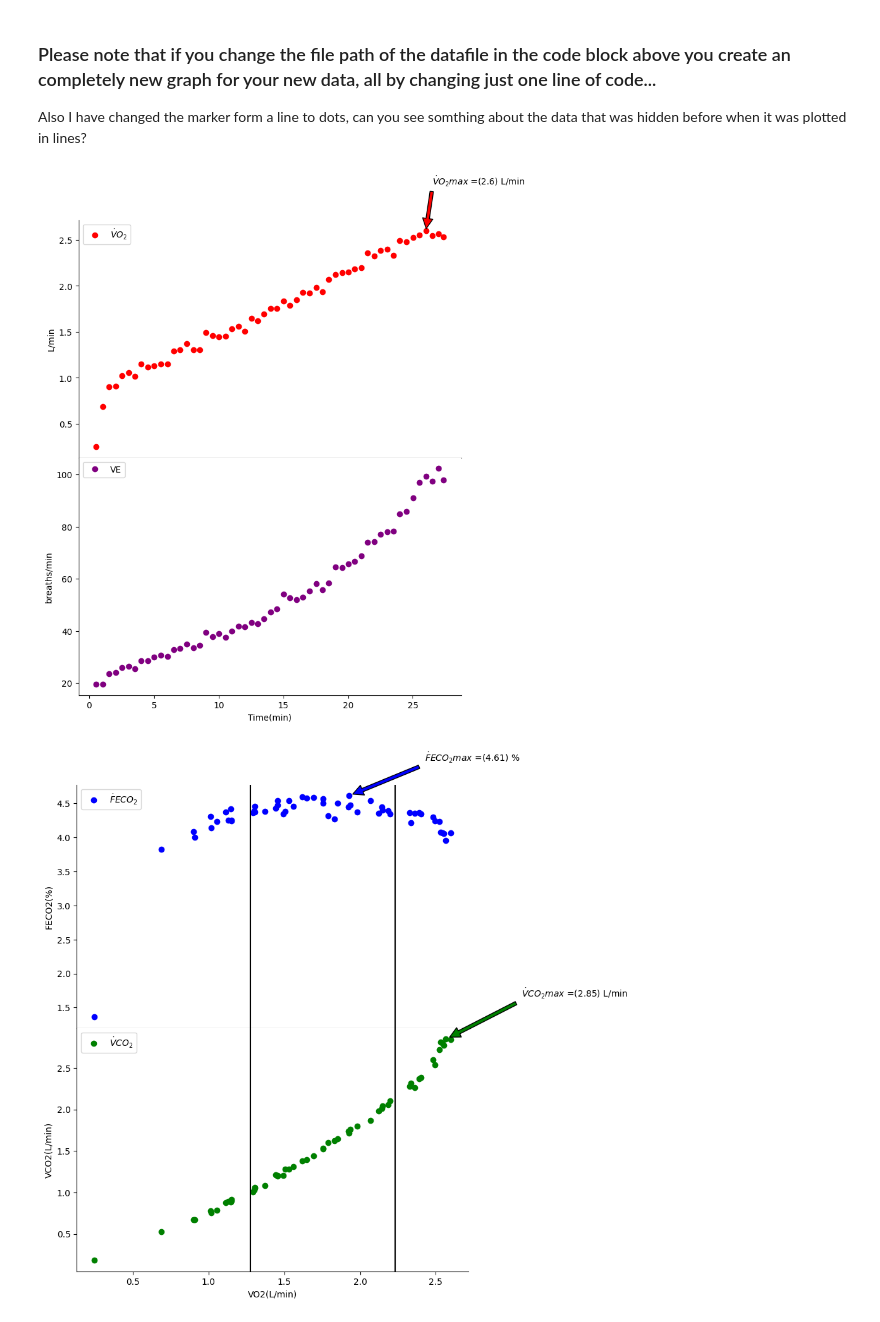
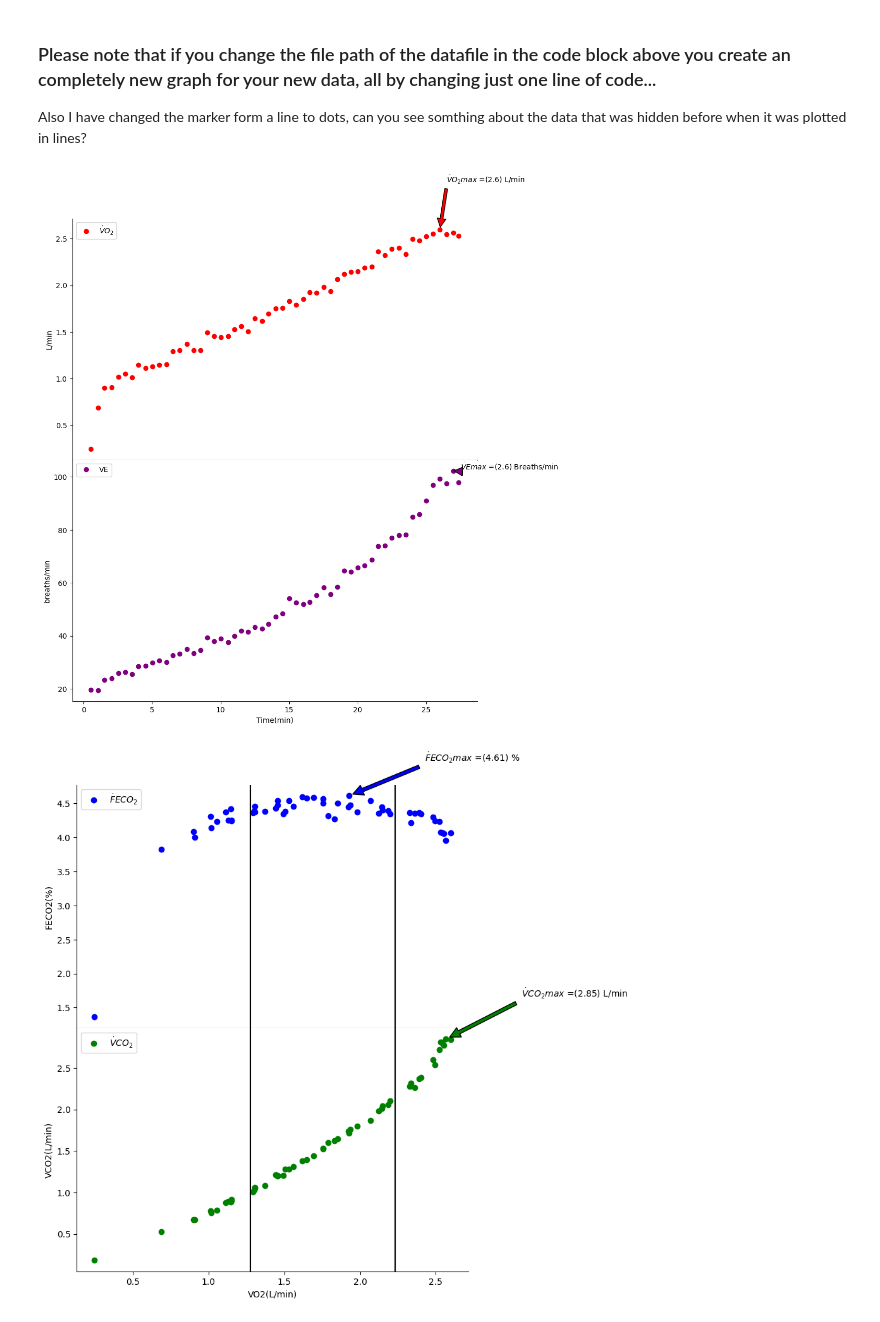
Before and after one commit to Jason-Gov/KNES381, a Jupyter notebook: knes381-demo2.ipynb, the cells around one changed output. Saved outputs shown, nothing was run; the diff lists cells and outputs as text; code cells hidden in the pictures.

```diff
--- a/knes381-demo2.ipynb
+++ b/knes381-demo2.ipynb
@@ -301,7 +301,7 @@ xmax3 = x[y3.argmax()]
 
 #VO2 vs Time Graph + VE vs Time (First Graph)
 
-fig, ax = plt.subplots(2, 1, sharex=True, figsize=(8, 10)) # Note I increased the figure size here.
+fig, ax = plt.subplots(2, 1, sharex=True, figsize=(10, 12)) # Note I increased the figure size here.
 
 
 fig.subplots_adjust(hspace=0)
@@ -317,6 +317,10 @@ ax[0].spines[['right', 'top']].set_visible(False)
 ax[0].set(ylabel=('L/min'))
 ax[0].legend()
 
+ax[1].annotate(r'$\dot VEmax$ =({}) Breaths/min'.format(round(ymax, 2)),
+               xy=(xmax3, ymax3), xytext=(xmax3+.5, ymax3+ .5),
+               arrowprops=dict(facecolor='purple', shrink= 0.05),
+                )
 
 ax[1].plot(x, y3, 'o', label=('VE'), c='purple')
 ax[1].spines[['top', 'right']].set_visible(False)
@@ -343,32 +347,32 @@ ax1[0].spines[['right', 'top']].set_visible(False)
 ax1[0].set(ylabel=('FECO2(%)'))
 ax1[0].set(xlabel=('VO2(L/min)'))
 ax1[0].legend()
 
 
 
 
 #VO2 Vs VCO2 Graph (Third Graph)
 ax1[1].annotate(r'$\dot VCO_2max$ =({}) L/min'.format(round(ymax2, 2)),
                xy=(xmax2, ymax2), xytext=(xmax2+.5, ymax2+ .5),
                arrowprops=dict(facecolor='green', shrink= 0.05),
                 )
 
 ax1[1].plot(x1, y2, 'o', label=(r'$\dot VCO_2$'), c='g' )
 
 ax1[1].spines[['right', 'top']].set_visible(False)
 ax1[1].set(ylabel=('VCO2(L/min)'))
 ax1[1].set(xlabel=('VO2(L/min)'))
 ax1[1].legend()
 
 ax1[0].axvline(x=1.275,color="k")
 ax1[1].axvline(x=1.275,color="k")
 
 ax1[0].axvline(x=2.233,color="k")
 ax1[1].axvline(x=2.233,color="k")
 
 
 fig.savefig("VO2-VE-4.png", dpi=300, bbox_inches = "tight")
 fig.show()
 # %% [output]
-[figure, old version]
+[figure, new version]
 [figure]
```
